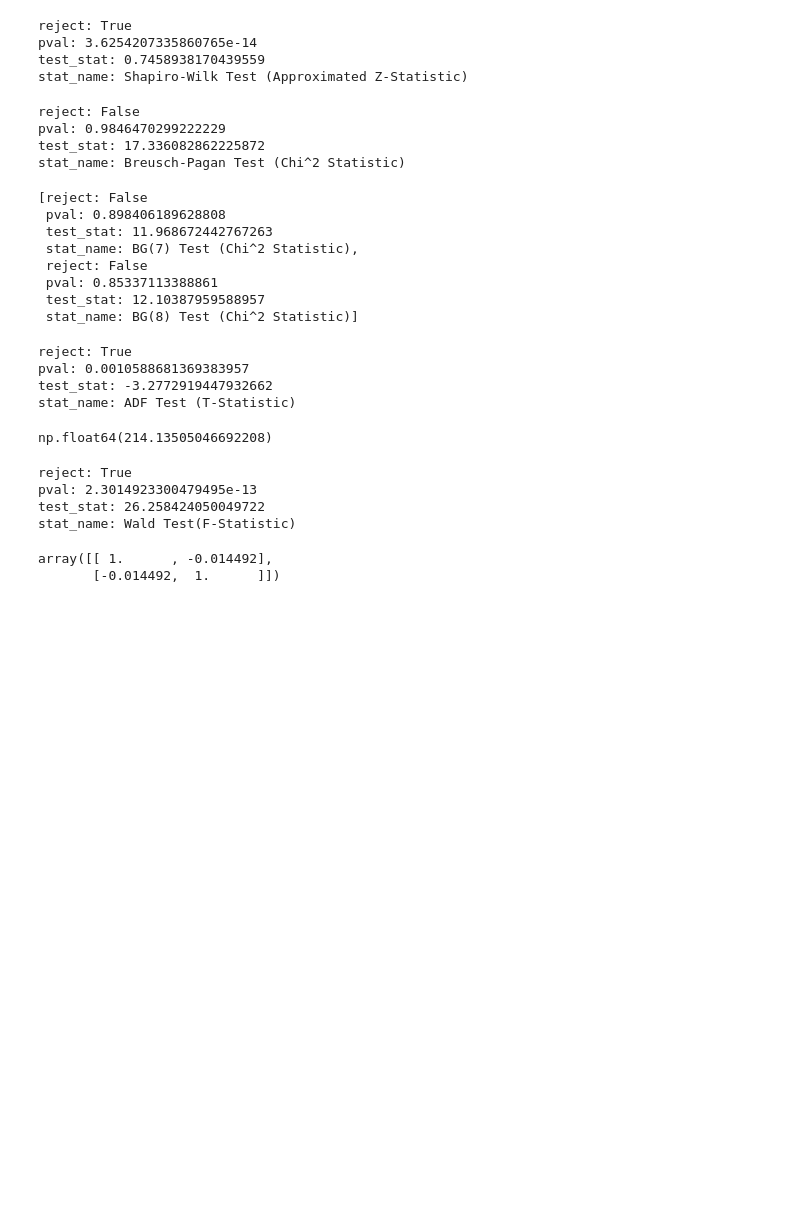
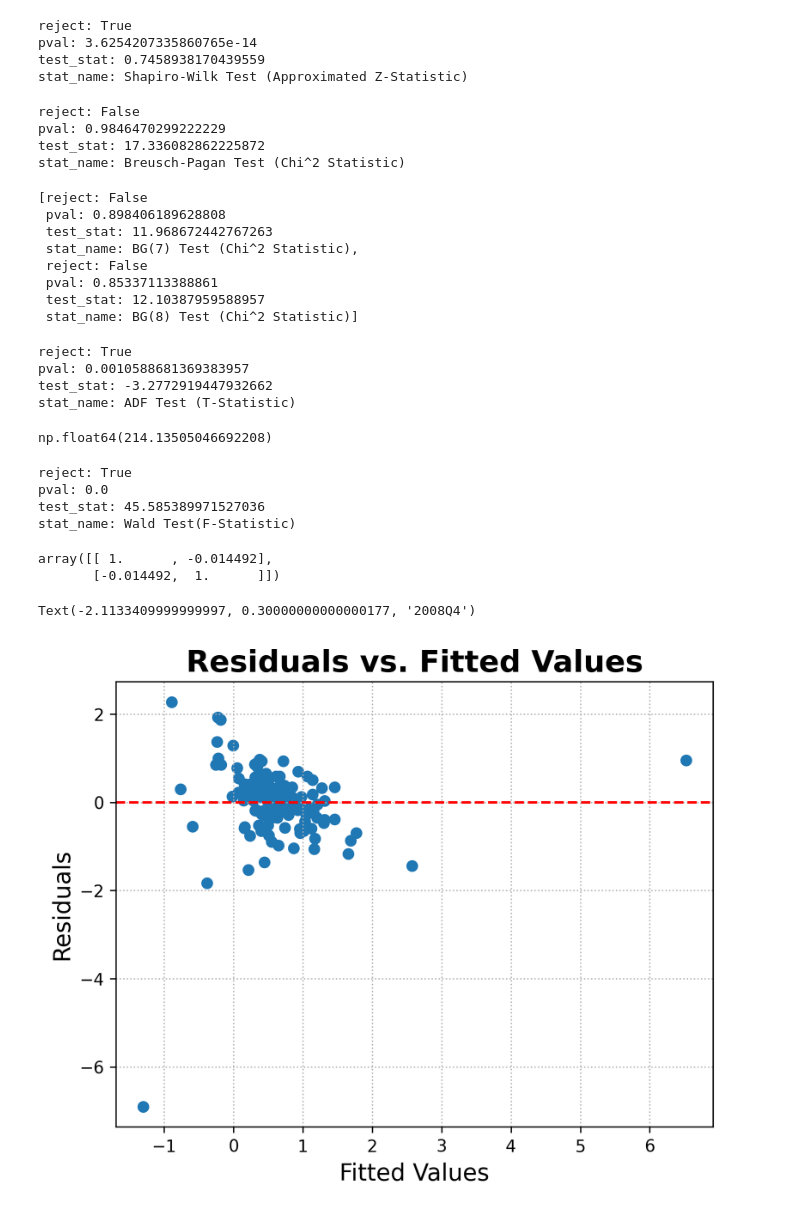
Before and after one commit to GongJr0/Econometrics2025-Project, a Jupyter notebook: scrapbook.ipynb, the cells around one changed output. Cells and saved outputs as stored; diff of their text form; code cells hidden in the pictures; blank space fills up the shorter version.

```diff
--- a/scrapbook.ipynb
+++ b/scrapbook.ipynb
@@ -311,18 +310,46 @@ WALD(
     X=X.values,
     y=y.values.flatten(),
     joint_idx=[
-        X.columns.get_loc('govexp'),
+        X.columns.get_loc('okun'),
         X.columns.get_loc('ugap'),
-        X.columns.get_loc('okun'),
+        X.columns.get_loc('ogap'),
     ]
 )
 # %% [output]
 reject: True
-pval: 2.3014923300479495e-13
-test_stat: 26.258424050049722
+pval: 0.0
+test_stat: 45.585389971527036
 stat_name: Wald Test(F-Statistic)
 # %%
 np.corrcoef(X[['okun', 'phillips']], rowvar=False)
 # %% [output]
 array([[ 1.      , -0.014492],
        [-0.014492,  1.      ]])
+# %%
+resid = fit.resid
+fitted = fit.fitted_values
+
+plt.scatter(fitted, resid)
+plt.axhline(0, color='red', linestyle='--')
+plt.title(r"Residuals vs. Fitted Values", fontsize=18, weight='bold')
+plt.grid(alpha=1, linestyle=":")
+plt.tick_params(axis="x", rotation=0, labelsize=10)
+plt.tick_params(axis="y", rotation=0, labelsize=10)
+plt.xlabel(r"Fitted Values", fontsize=14)
+plt.ylabel(r"Residuals", fontsize=14)
+plt.annotate(
+    "2008Q4",
+    xy=(
+        -2.213341e+00,
+        1.776357e-15,
+    ),
+    xytext=(
+        -2.213341e+00 + 0.1,
+        1.776357e-15+0.3,
+    ),
+    ha='left',
+    arrowprops=dict(facecolor='black', arrowstyle='->')
+)
+# %% [output]
+Text(-2.1133409999999997, 0.30000000000000177, '2008Q4')
+[figure, added]
```
Also changed, not shown: parts of 6 cells of this notebook, 44 other files.
